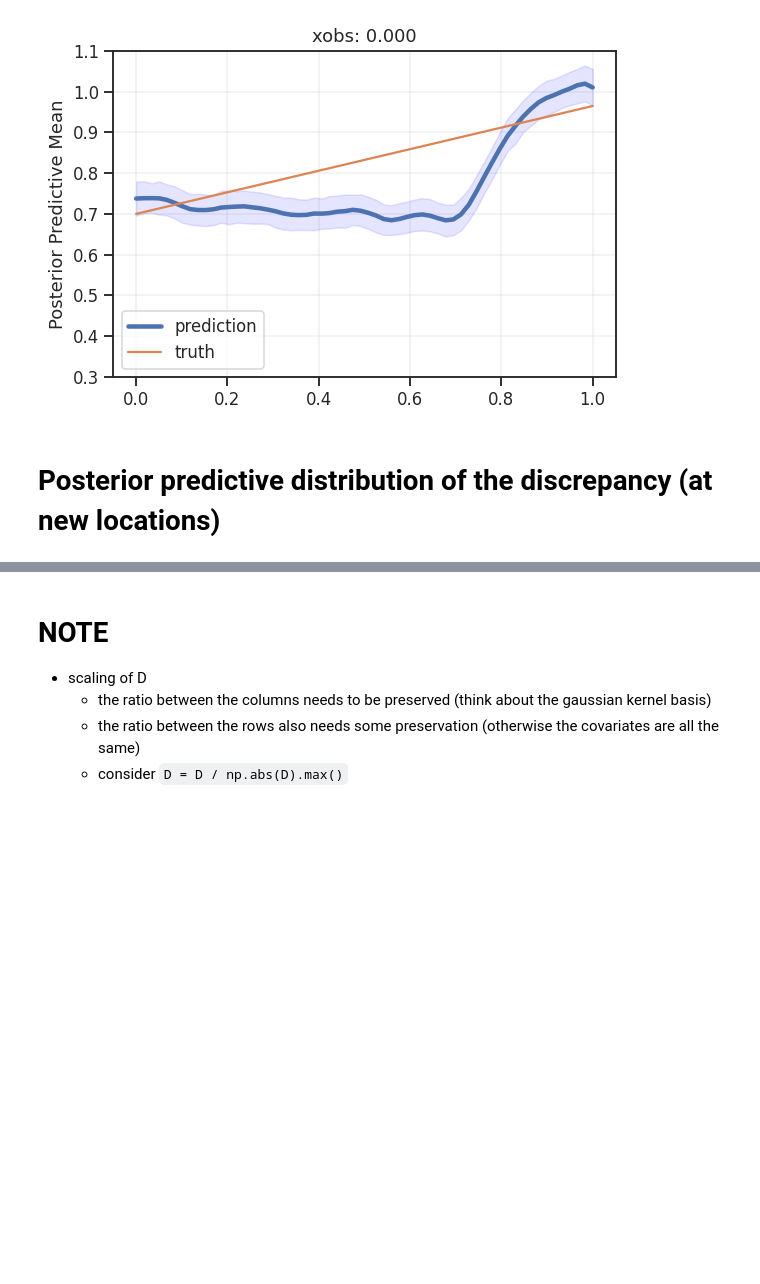
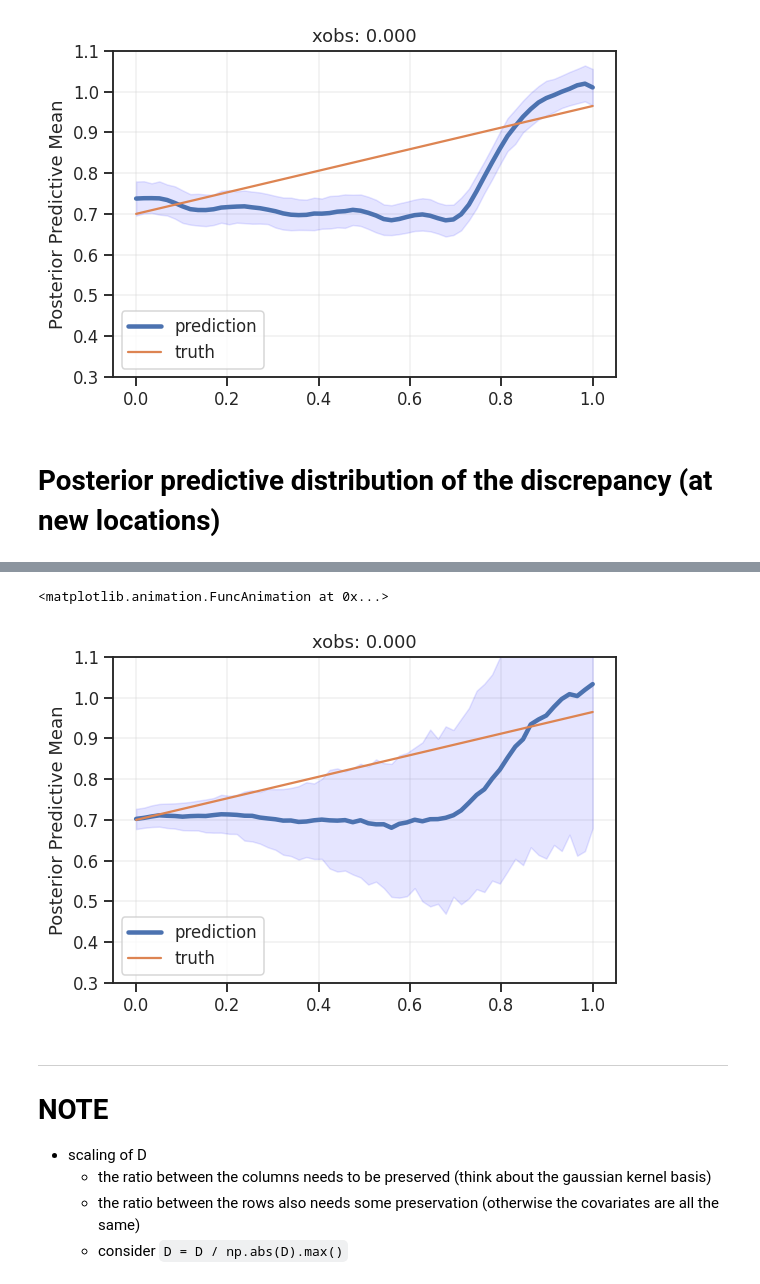
Before and after one commit to lanl/SEPIA, a Jupyter notebook: examples/emu-free-demo.ipynb, the cells around one changed output, grey strips where cells are left out. Drawn from its saved outputs; the diff is of its cells as text; code cells hidden in the pictures; blank space fills up the shorter version.

```diff
--- a/examples/emu-free-demo.ipynb
+++ b/examples/emu-free-demo.ipynb
@@ -323,0 +361,27 @@ anim
+# %%
+# Posterior predictives.
+post_pred_hinge = posterior_predictive(
+    Xnew, data=sepia_model_hinge.emu_free_model_data, post_samples=samples_hinge,
+    indexing_points=[sim_grid[:, None] for _ in Xnew] # indexing points (for y) at new locations.
+)
+
+# Posterior predictive for the discrepancy function.
+post_delta_hinge = post_pred_hinge["delta"]  # discrepancy at new locations.
+
+# Full posterior predictive for observations.
+post_y_hinge = post_pred_hinge["predictive"]  # posterior predictive (at new locations).
+# %%
+# Increase resolution.
+plt.rcParams['figure.dpi'] = orig_dpi * 1.5
+
+fig, ax = plt.subplots();
+plotter = make_plotter(fig, post_y_hinge)
+frames = make_reversing_frames(len(Xnew))
+anim = animation.FuncAnimation(fig, animate, frames=frames, interval=120)
+plt.rcParams['figure.dpi'] = orig_dpi
+
+# NOTE: This video cannot be viewed on GitHub, but you can view it on nbviewer.
+anim
+# %% [output]
+<matplotlib.animation.FuncAnimation at 0x...>
+[figure, added]
@@ -324,4 +413,6 @@ anim
 # %% [markdown]
+***
+
 # NOTE
 - scaling of D
     - the ratio between the columns needs to be preserved (think about the gaussian kernel basis)
```
Also changed, not shown: parts of 18 cells of this notebook, 2 other files.
